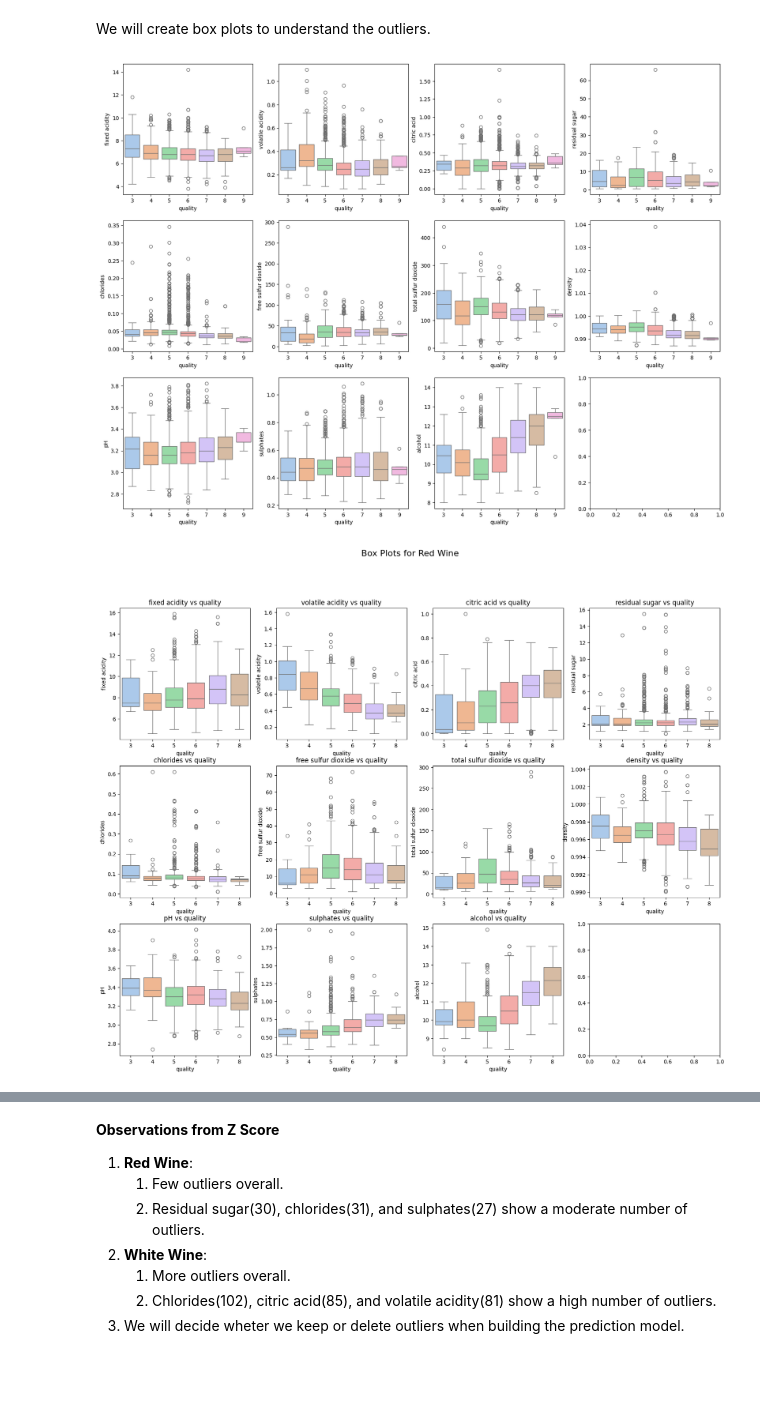
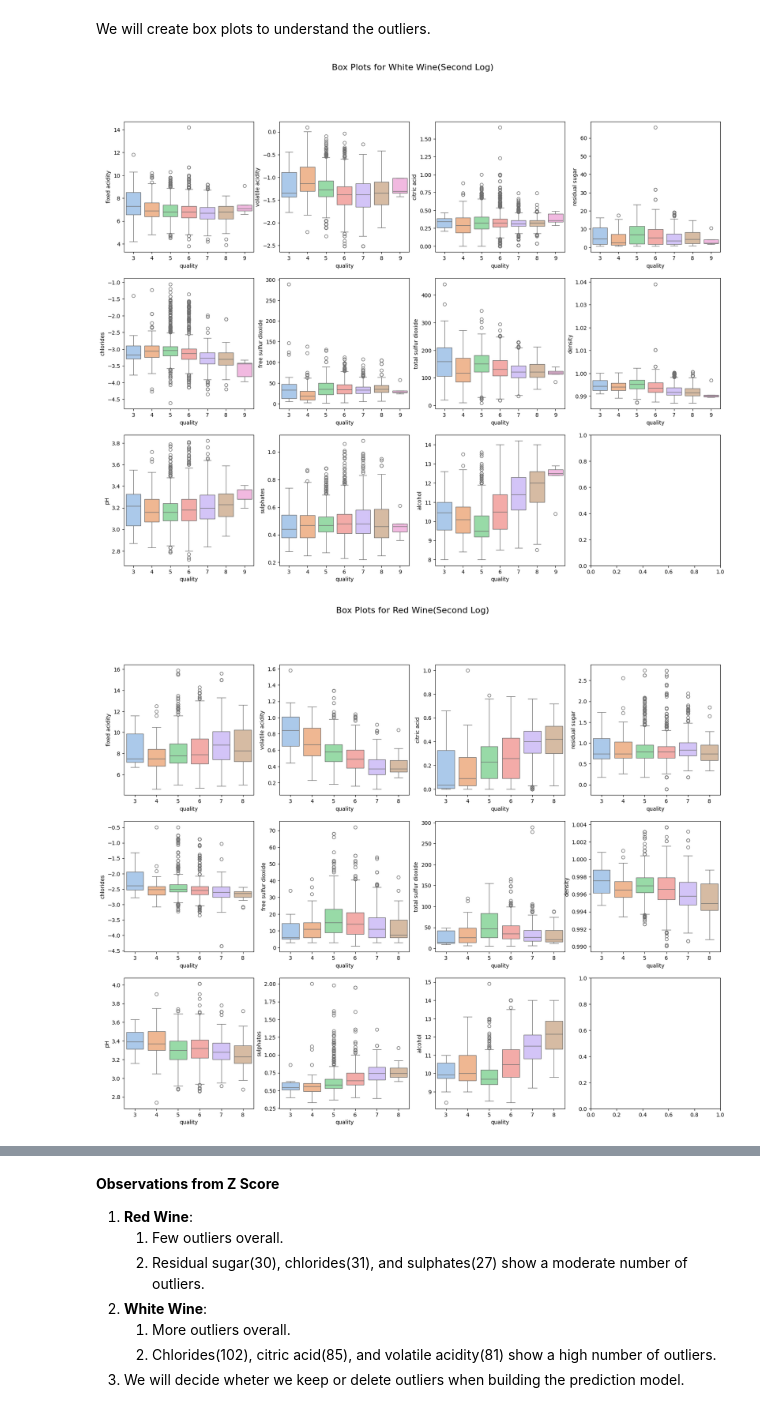
Before and after one commit to ZofiaSamsel/Wine_quality, a Jupyter notebook: main.ipynb, the cells around one changed output, grey strips where cells are left out. Drawn from its saved outputs; the diff is of its cells as text; code cells hidden in the pictures; blank space fills up the shorter version.

```diff
--- a/main.ipynb
+++ b/main.ipynb
@@ -212,15 +424,13 @@ def create_box_plot(wine_type_df):
     for i, column in enumerate(feature_columns):
         sns.boxplot(x='quality', y=column, hue='quality', data=wine_type_df, ax=axs[i], palette="pastel", legend=False)
 
+    fig.suptitle(f'Box Plots for {get_wine_str(wine_type_df)}', fontsize=16)
     plt.show()
-# %%
-create_box_plot(df_white_wine)
-# %% [output]
-[figure, removed]
-# %%
-create_box_plot(df_red_wine)
-# %% [output]
-[figure, removed]
+# %%
+create_plots(create_box_plot, log_update_dfs)
+# %% [output]
+[figure, added]
+[figure, added]
 # %% [markdown]
 **Observations from Box Plots**
 1. It's hard to decide should we delete outliers or not based on these plots.
```
Also changed, not shown: parts of 55 cells of this notebook.
